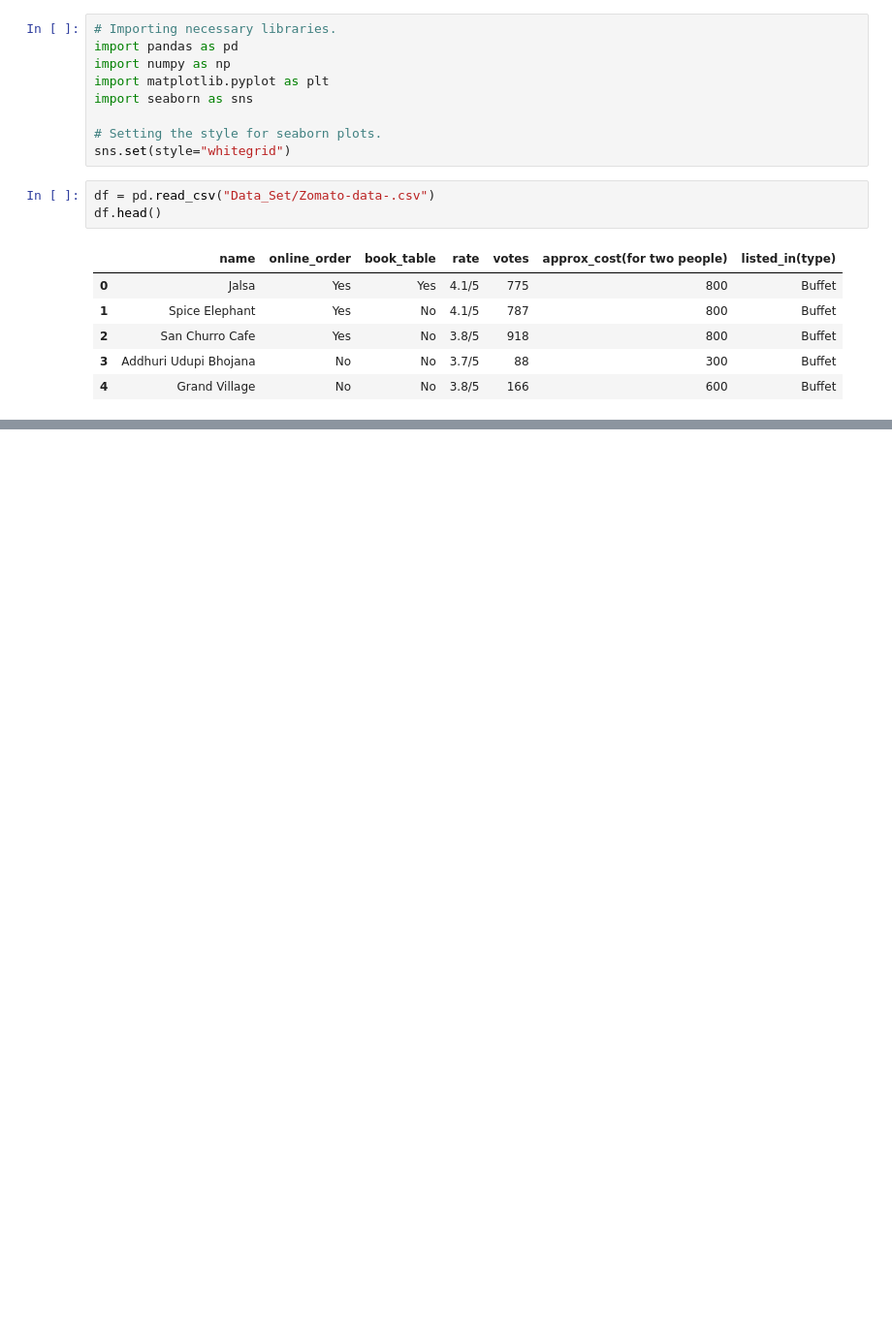
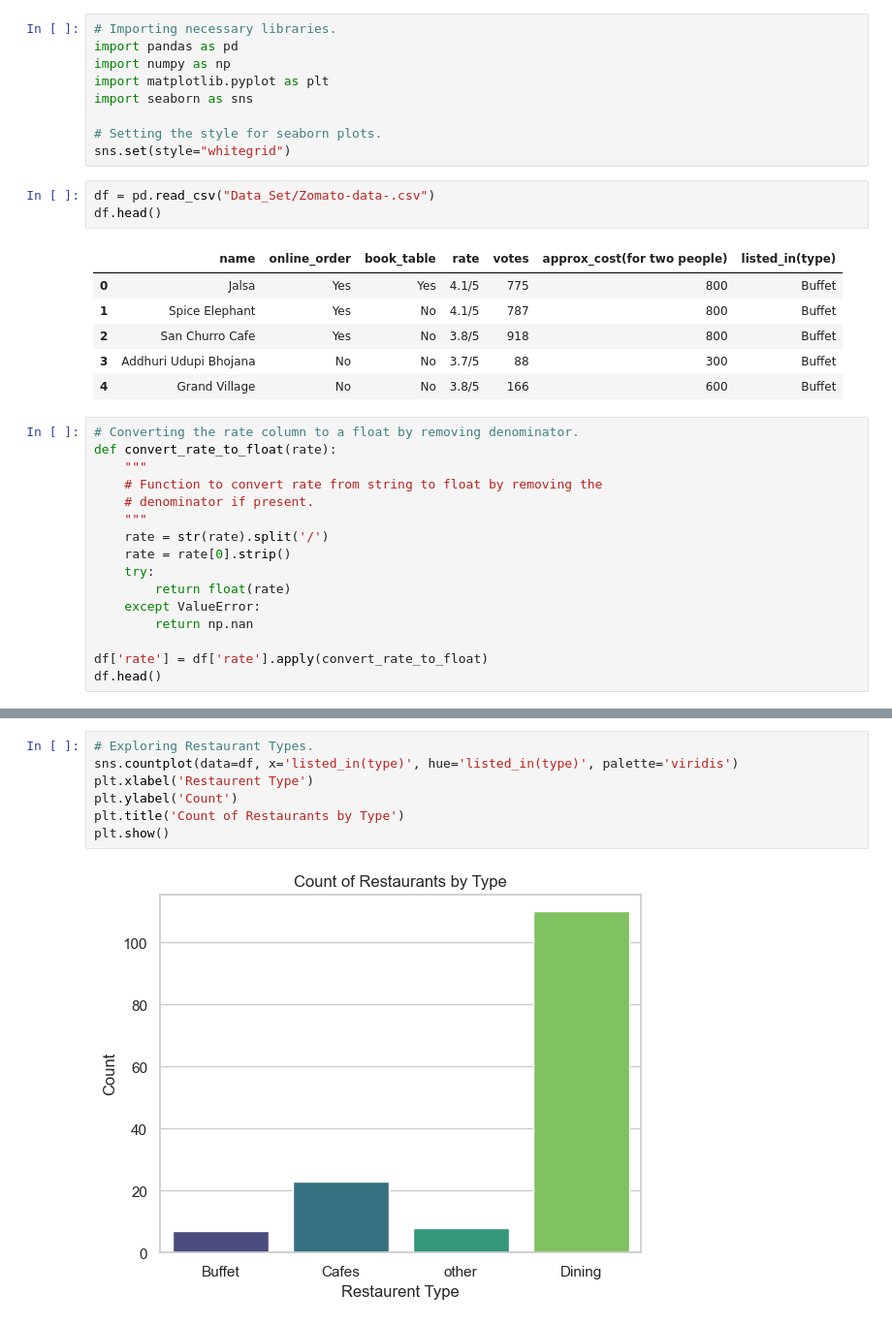
Before and after one commit to DhammikePremachandra/Python, a Jupyter notebook: Zomato_Data_Analysis.ipynb, the cells around one changed output, grey strips where cells are left out. Shown at 97% size. Drawn from its saved outputs; the diff is of its cells as text; blank space fills up the shorter version.

```diff
--- a/Zomato_Data_Analysis.ipynb
+++ b/Zomato_Data_Analysis.ipynb
@@ -17,3 +17,19 @@ df.head()
 | 2 | San Churro Cafe | Yes | No | 3.8/5 | 918 | 800 | Buffet |
 | 3 | Addhuri Udupi Bhojana | No | No | 3.7/5 | 88 | 300 | Buffet |
 | 4 | Grand Village | No | No | 3.8/5 | 166 | 600 | Buffet |
+# %%
+# Converting the rate column to a float by removing denominator.
+def convert_rate_to_float(rate):
+    """
+    # Function to convert rate from string to float by removing the
+    # denominator if present.
+    """
+    rate = str(rate).split('/')
+    rate = rate[0].strip()
+    try:
+        return float(rate)
+    except ValueError:
+        return np.nan
+
+df['rate'] = df['rate'].apply(convert_rate_to_float)
+df.head()
@@ -19,0 +73,9 @@ df.head()
+# %%
+# Exploring Restaurant Types.
+sns.countplot(data=df, x='listed_in(type)', hue='listed_in(type)', palette='viridis')
+plt.xlabel('Restaurent Type')
+plt.ylabel('Count')
+plt.title('Count of Restaurants by Type')
+plt.show()
+# %% [output]
+[figure, added]
```
Also changed, not shown: parts of 18 cells of this notebook.
